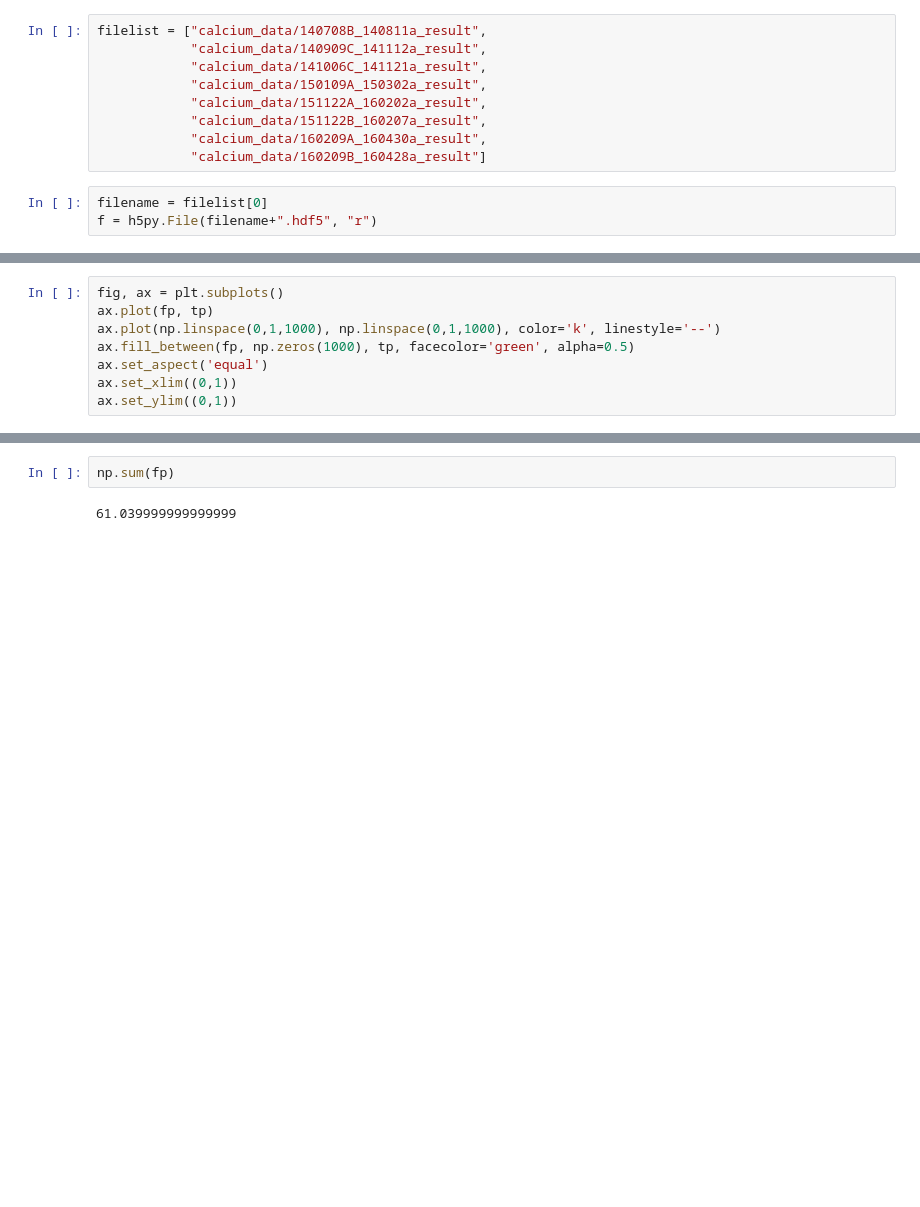
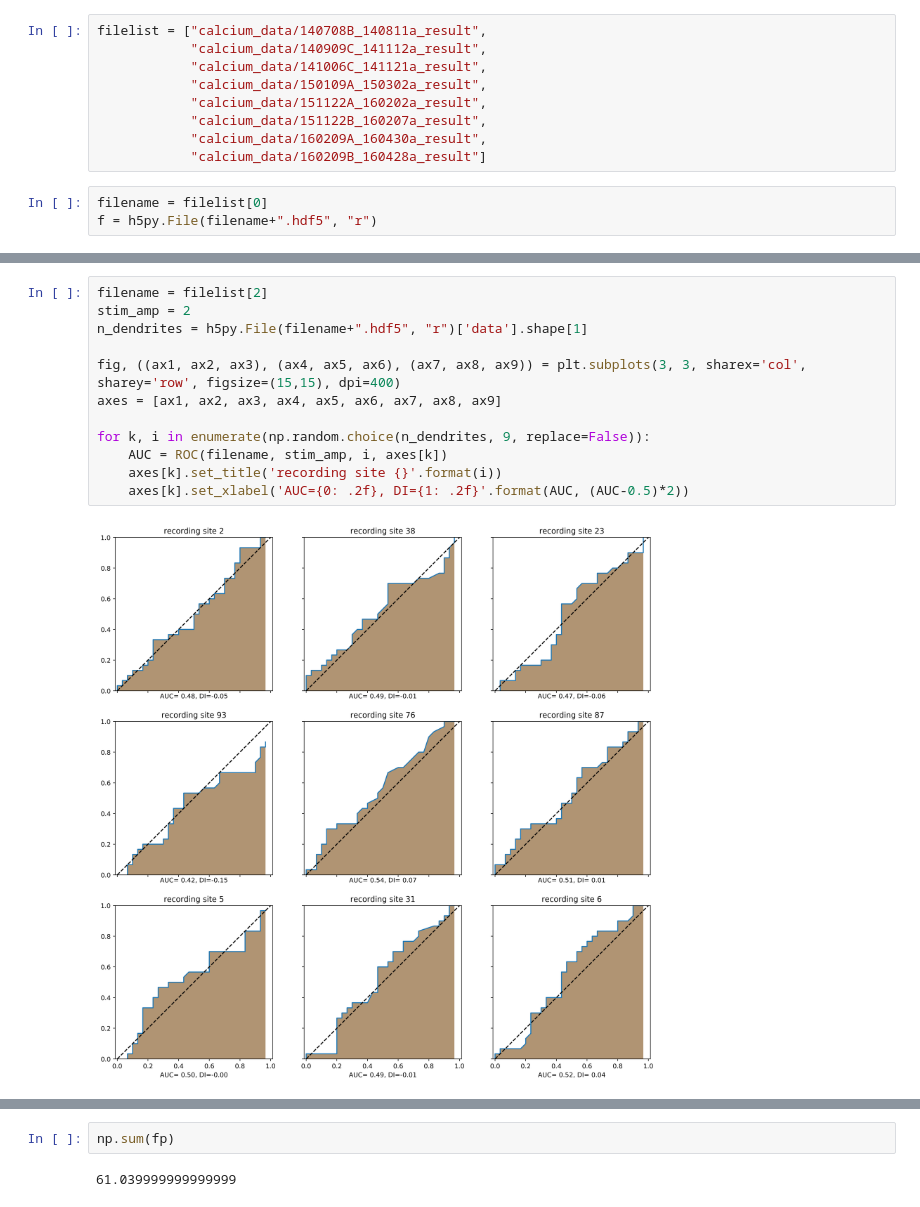
Before and after one commit to ge00rg/LabRotSprekeler, a Jupyter notebook: ROC.ipynb, the cells around one changed output, grey strips where cells are left out. Drawn from its saved outputs; the diff is of its cells as text; blank space fills up the shorter version.

```diff
--- a/ROC.ipynb
+++ b/ROC.ipynb
@@ -44,11 +68,3 @@ fp = []
 for crit in np.linspace(min_crit, max_crit, 1000):
     tp.append(np.sum(present>crit)/present.shape[0])
     fp.append(np.sum(absent>crit)/absent.shape[0])
-# %%
-fig, ax = plt.subplots()
-ax.plot(fp, tp)
-ax.plot(np.linspace(0,1,1000), np.linspace(0,1,1000), color='k', linestyle='--')
-ax.fill_between(fp, np.zeros(1000), tp, facecolor='green', alpha=0.5)
-ax.set_aspect('equal')
-ax.set_xlim((0,1))
-ax.set_ylim((0,1))
@@ -61,0 +191,14 @@ np.sum(np.asarray(fp))/1000
+# %%
+filename = filelist[2]
+stim_amp = 2
+n_dendrites = h5py.File(filename+".hdf5", "r")['data'].shape[1]
+
+fig, ((ax1, ax2, ax3), (ax4, ax5, ax6), (ax7, ax8, ax9)) = plt.subplots(3, 3, sharex='col', sharey='row', figsize=(15,15), dpi=400)
+axes = [ax1, ax2, ax3, ax4, ax5, ax6, ax7, ax8, ax9]
+
+for k, i in enumerate(np.random.choice(n_dendrites, 9, replace=False)):
+    AUC = ROC(filename, stim_amp, i, axes[k])
+    axes[k].set_title('recording site {}'.format(i))
+    axes[k].set_xlabel('AUC={0: .2f}, DI={1: .2f}'.format(AUC, (AUC-0.5)*2))
+# %% [output]
+[figure, added]
```
Also changed, not shown: parts of 11 cells of this notebook, 3 other files.
